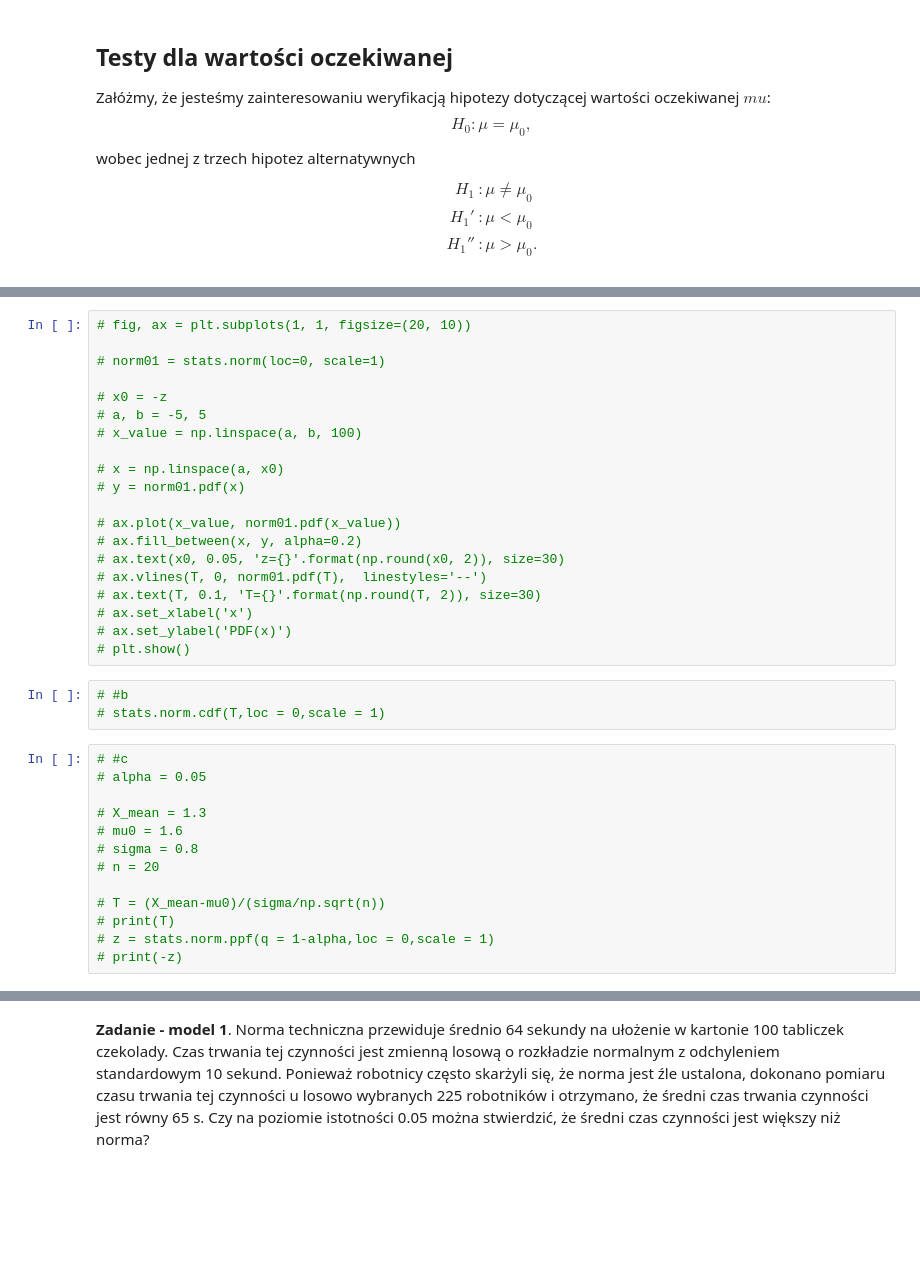
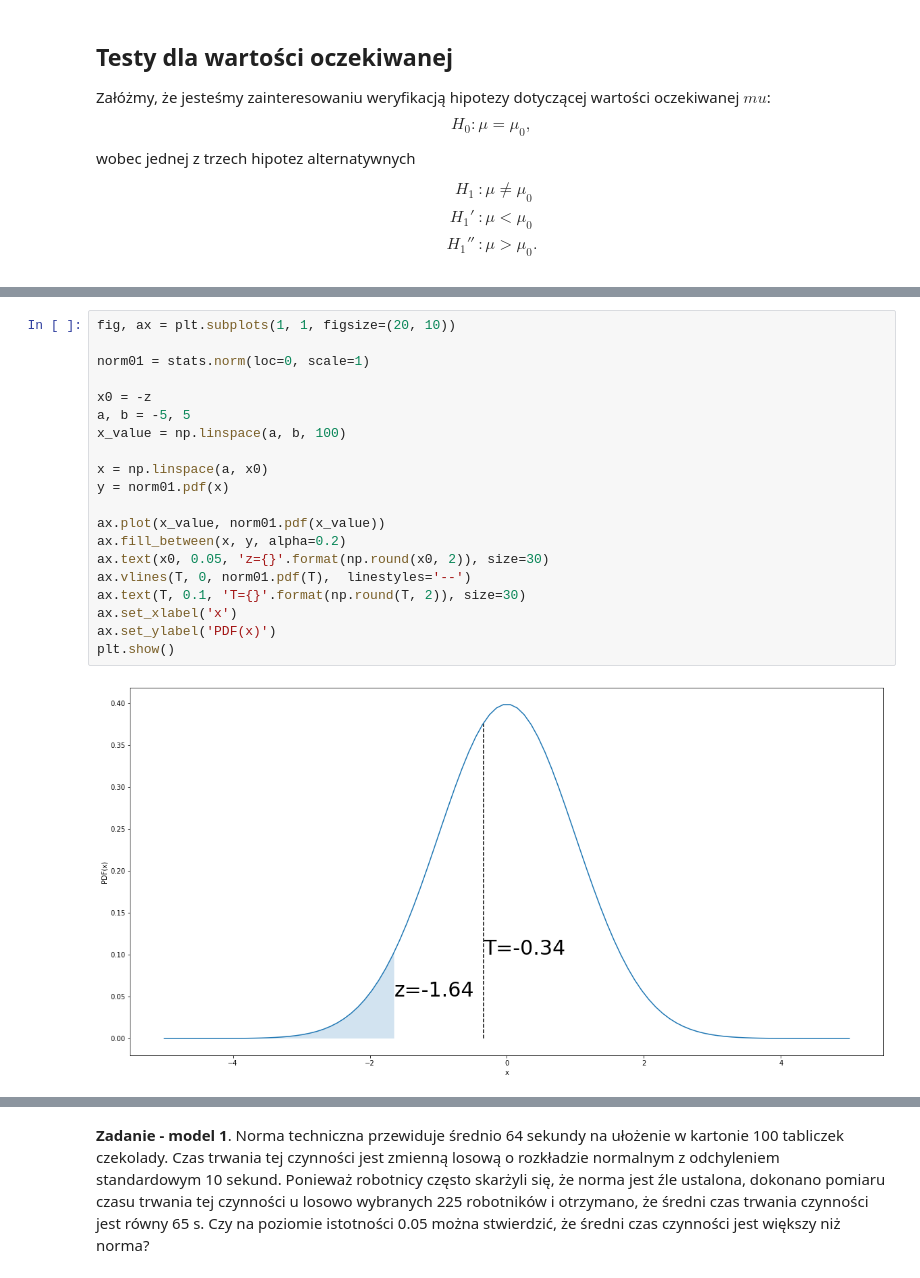
Before and after one commit to mdabrowski-phd/ds250223_stat, a Jupyter notebook: 03_statystyka/03_testowanie_hipotez_wprowadzenie.ipynb, the cells around one changed output, grey strips where cells are left out. Drawn from its saved outputs; the diff is of its cells as text; blank space fills up the shorter version.

```diff
--- a/03_statystyka/03_testowanie_hipotez_wprowadzenie.ipynb
+++ b/03_statystyka/03_testowanie_hipotez_wprowadzenie.ipynb
@@ -105,36 +128,22 @@ d) Ile wynosiłoby $p$-value, gdybyśmy testowali rozważaną hipotezę zerową
 # %%
-# fig, ax = plt.subplots(1, 1, figsize=(20, 10))
+fig, ax = plt.subplots(1, 1, figsize=(20, 10))
 
-# norm01 = stats.norm(loc=0, scale=1)
+norm01 = stats.norm(loc=0, scale=1)
 
-# x0 = -z
-# a, b = -5, 5
-# x_value = np.linspace(a, b, 100)
+x0 = -z
+a, b = -5, 5
+x_value = np.linspace(a, b, 100)
 
-# x = np.linspace(a, x0)
-# y = norm01.pdf(x)
+x = np.linspace(a, x0)
+y = norm01.pdf(x)
 
-# ax.plot(x_value, norm01.pdf(x_value))
-# ax.fill_between(x, y, alpha=0.2)
-# ax.text(x0, 0.05, 'z={}'.format(np.round(x0, 2)), size=30)
-# ax.vlines(T, 0, norm01.pdf(T),  linestyles='--')
-# ax.text(T, 0.1, 'T={}'.format(np.round(T, 2)), size=30)
-# ax.set_xlabel('x')
-# ax.set_ylabel('PDF(x)')
-# plt.show()
+ax.plot(x_value, norm01.pdf(x_value))
+ax.fill_between(x, y, alpha=0.2)
+ax.text(x0, 0.05, 'z={}'.format(np.round(x0, 2)), size=30)
+ax.vlines(T, 0, norm01.pdf(T),  linestyles='--')
+ax.text(T, 0.1, 'T={}'.format(np.round(T, 2)), size=30)
+ax.set_xlabel('x')
+ax.set_ylabel('PDF(x)')
+plt.show()
+# %% [output]
+[figure, added]
-# %%
-# #b
-# stats.norm.cdf(T,loc = 0,scale = 1)
-# %%
-# #c
-# alpha = 0.05
-
-# X_mean = 1.3
-# mu0 = 1.6
-# sigma = 0.8
-# n = 20
-
-# T = (X_mean-mu0)/(sigma/np.sqrt(n))
-# print(T)
-# z = stats.norm.ppf(q = 1-alpha,loc = 0,scale = 1)
-# print(-z)
```
Also changed, not shown: parts of 44 cells of this notebook, 3 other files.
